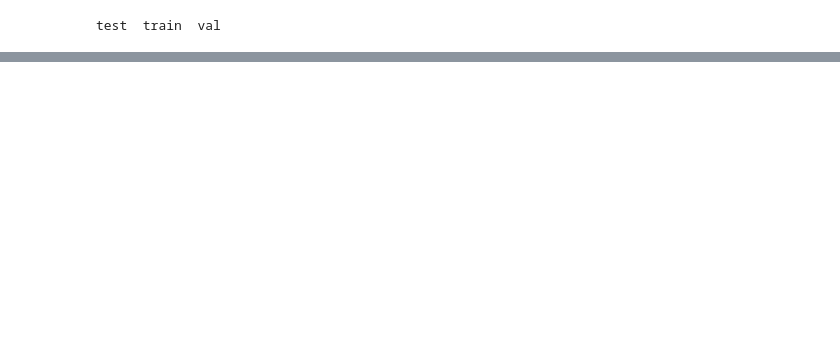
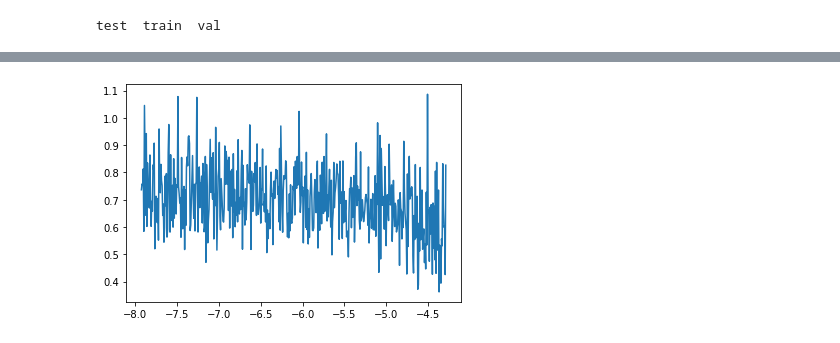
Before and after one commit to ranton256/cs583_final_project_classify, a Jupyter notebook: cs583_final_project_classifier.ipynb, the cells around one changed output, grey strips where cells are left out. Drawn from its saved outputs; the diff is of its cells as text; code cells hidden in the pictures; blank space fills up the shorter version.

```diff
--- a/cs583_final_project_classifier.ipynb
+++ b/cs583_final_project_classifier.ipynb
@@ -370 +257,7 @@ VGG(
+# %%
+logs, losses = training.find_lr(model_ft, dataloaders['train'], device, criterion, optimizer_ft)
+plt.plot(logs,losses)
+found_lr = 1e-2
+# %% [output]
+[figure, added]
 # %%
```
Also changed, not shown: parts of 24 cells of this notebook.
